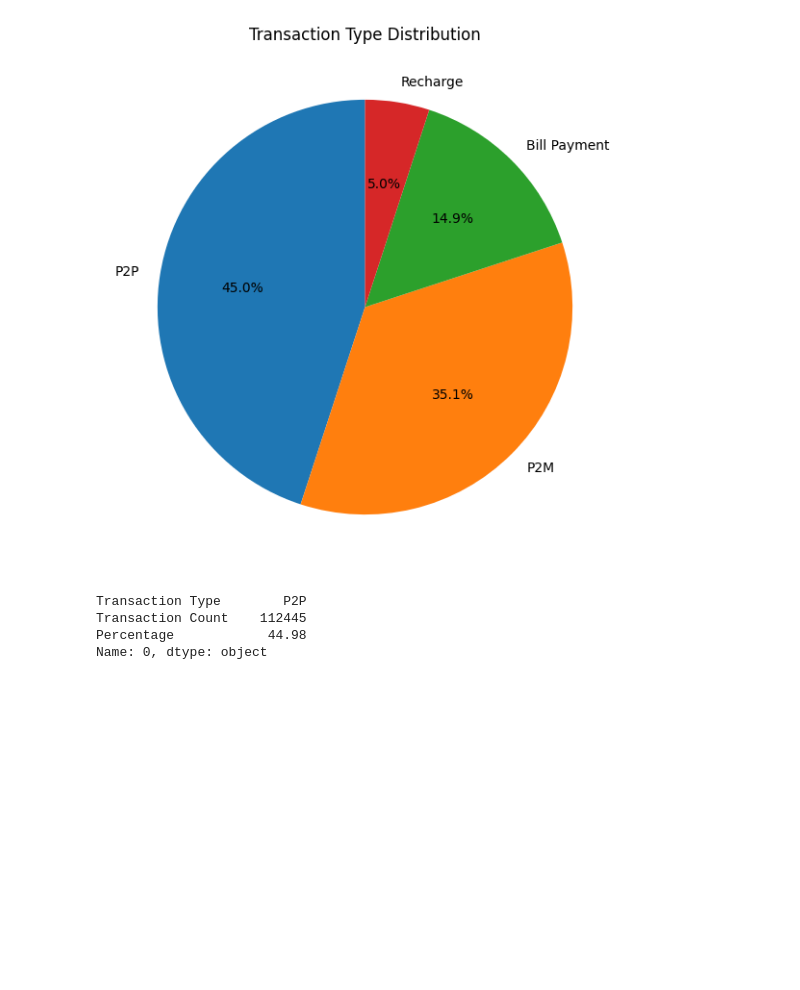
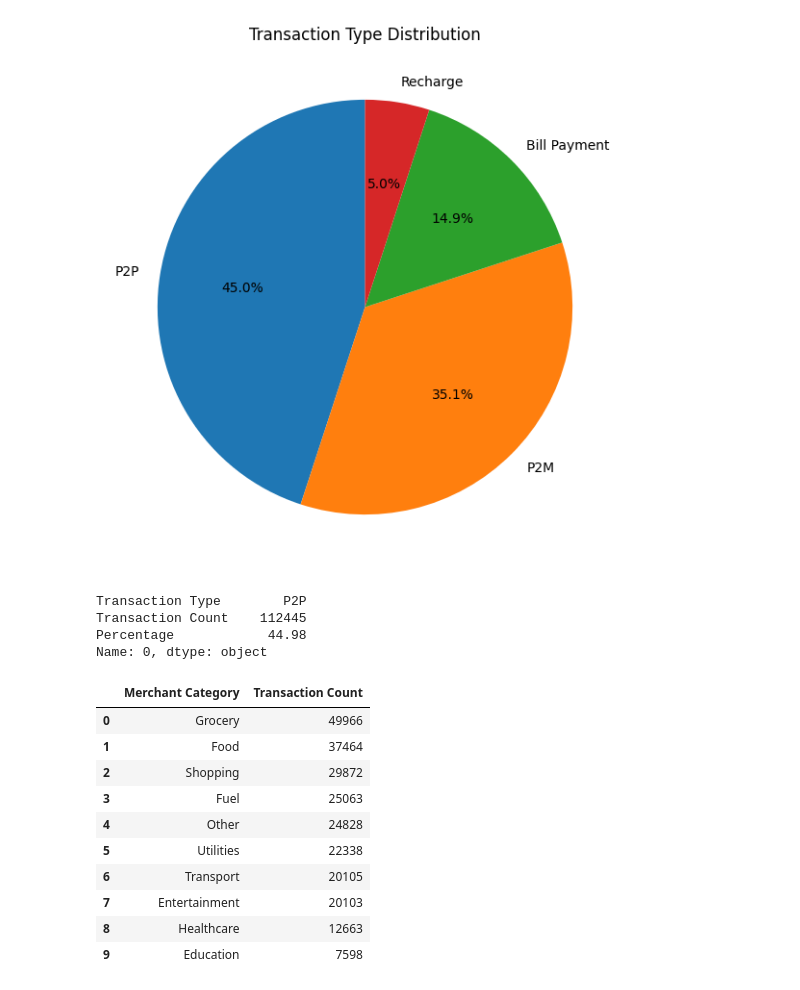
Before and after one commit to KaviyaVelmurugan/upi-transaction-intelligence-platform, a Jupyter notebook: notebooks/02_eda.ipynb, the cells around one changed output. Saved outputs shown, nothing was run; the diff lists cells and outputs as text; code cells hidden in the pictures; blank space fills up the shorter version.

```diff
--- a/notebooks/02_eda.ipynb
+++ b/notebooks/02_eda.ipynb
@@ -146,0 +155,25 @@ Name: 0, dtype: object
+# %%
+merchant_category = (
+    df["merchant_category"]
+    .value_counts()
+    .reset_index()
+)
+
+merchant_category.columns = [
+    "Merchant Category",
+    "Transaction Count"
+]
+
+merchant_category
+# %% [output]
+|  | Merchant Category | Transaction Count |
+| 0 | Grocery | 49966 |
+| 1 | Food | 37464 |
+| 2 | Shopping | 29872 |
+| 3 | Fuel | 25063 |
+| 4 | Other | 24828 |
+| 5 | Utilities | 22338 |
+| 6 | Transport | 20105 |
+| 7 | Entertainment | 20103 |
+| 8 | Healthcare | 12663 |
+| 9 | Education | 7598 |
```
Also changed, not shown: parts of 5 cells of this notebook, 1 other file.
